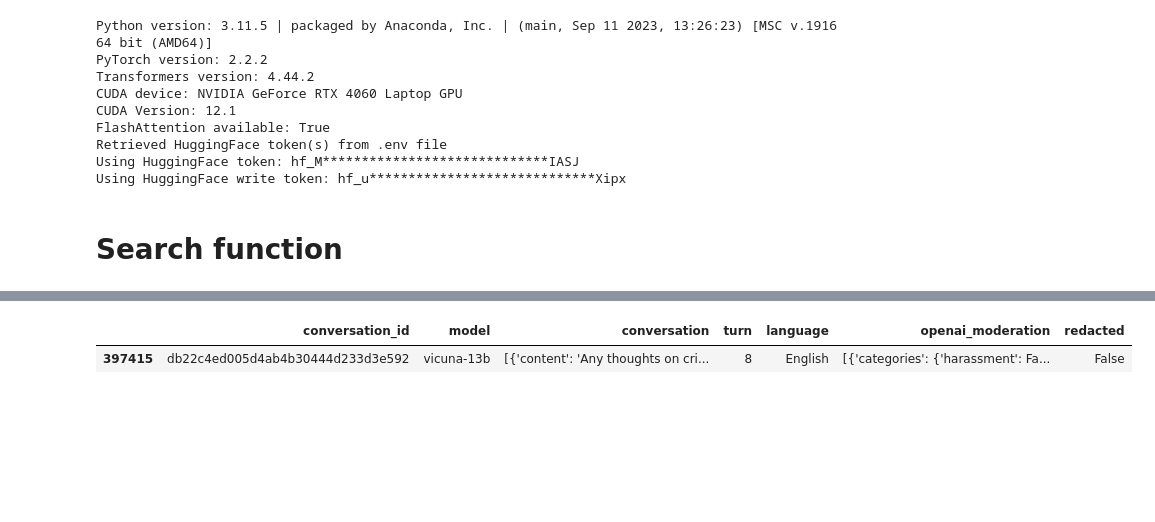
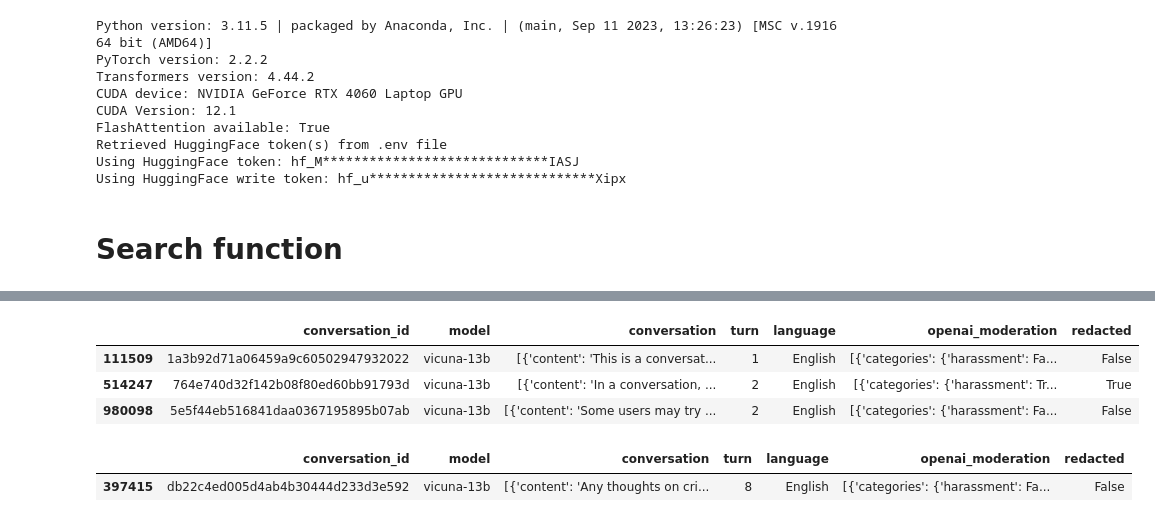
Before and after one commit to reddgr/chatbot-response-scoring-scbn-rqtl, a Jupyter notebook: lmsys-chatbot-arena-hall-of-fame.ipynb, the cells around one changed output, grey strips where cells are left out. Saved outputs shown, nothing was run; the diff lists cells and outputs as text; code cells hidden in the pictures; blank space fills up the shorter version.

```diff
--- a/lmsys-chatbot-arena-hall-of-fame.ipynb
+++ b/lmsys-chatbot-arena-hall-of-fame.ipynb
@@ -40,3 +49,11 @@ display(results_df)
+# %%
+filtered_df = results_df[results_df['conversation'].astype(str).str.contains('Ponzi', case=False)]
+display(filtered_df)
+# %% [output]
+|  | conversation_id | model | conversation | turn | language | openai_moderation | redacted |
+| 111509 | 1a3b92d71a06459a9c60502947932022 | vicuna-13b | [{'content': 'This is a conversat... | 1 | English | [{'categories': {'harassment': Fa... | False |
+| 514247 | 764e740d32f142b08f80ed60bb91793d | vicuna-13b | [{'content': 'In a conversation, ... | 2 | English | [{'categories': {'harassment': Tr... | True |
+| 980098 | 5e5f44eb516841daa0367195895b07ab | vicuna-13b | [{'content': 'Some users may try ... | 2 | English | [{'categories': {'harassment': Fa... | False |
 # %%
 results_df = lmsys_chat_1m.search_conversations("the inhabitants of a simulation game are moving according to algorithms")
 display(results_df)
```
Also changed, not shown: parts of 4 cells of this notebook.
